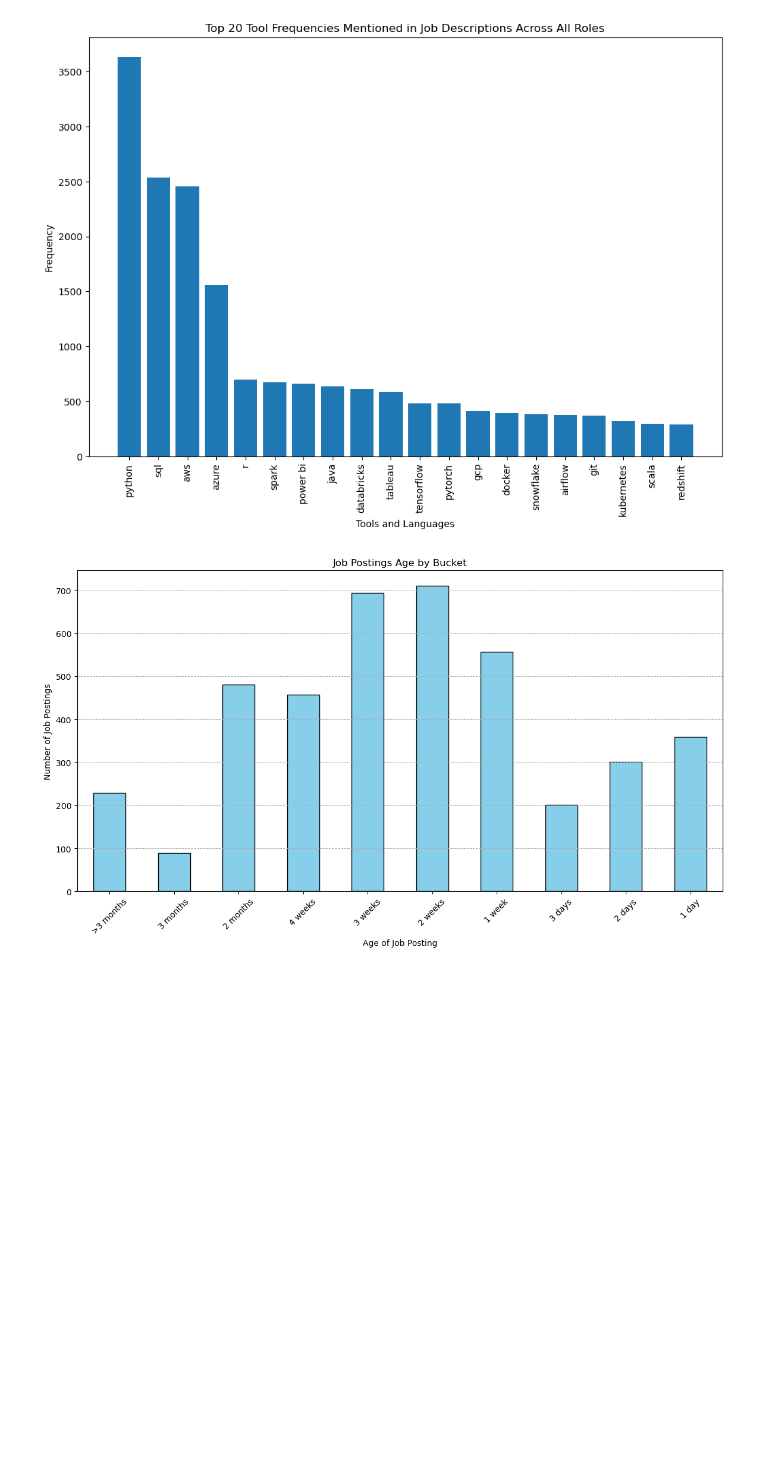
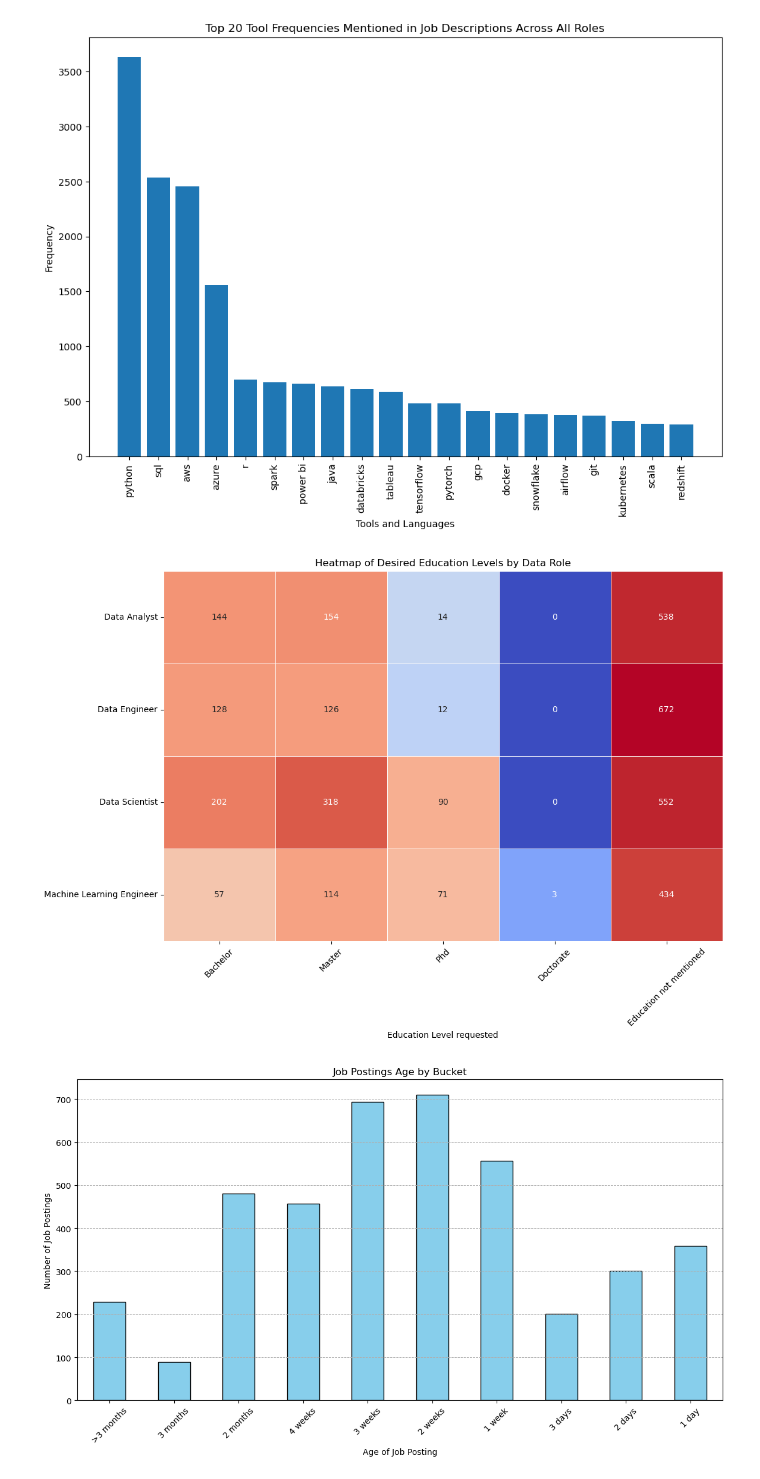
Before and after one commit to diamond-one/LinkedIn-Data-Jobs-Insights, a Jupyter notebook: DataCareerAnalysis.ipynb, the cells around one changed output. Cells and saved outputs as stored; diff of their text form; code cells hidden in the pictures; blank space fills up the shorter version.

Commit message:
Heat map of desired education added

```diff
--- a/DataCareerAnalysis.ipynb
+++ b/DataCareerAnalysis.ipynb
@@ -526,6 +514,85 @@ plt.show()
 [figure]
 [figure]
 [figure]
+# %%
+import re
+import numpy as np
+import pandas as pd
+import seaborn as sns
+import matplotlib.pyplot as plt
+
+# List of education levels to check in job descriptions
+education_levels = ['bachelor', 'master', 'phd', 'doctorate']
+
+# Convert all education levels to lowercase for case-insensitive matching
+education_levels = [level.lower() for level in education_levels]
+
+# Function to count occurrences of education levels in job descriptions
+def count_education_levels(job_description, education_levels):
+    job_description = job_description.lower()
+    education_counts = {level: 0 for level in education_levels}
+    for level in education_levels:
+        pattern = r'\b' + re.escape(level) + r'\b'
+        education_counts[level] = len(re.findall(pattern, job_description))
+    # Check if none of the education levels are mentioned
+    if all(count == 0 for count in education_counts.values()):
+        education_counts['Education not mentioned'] = 1
+    else:
+        education_counts['Education not mentioned'] = 0
+    return education_counts
+
+# Initialize a list to store the counts for each role
+role_education_counts_list = []
+
+# Process each job description
+for index, row in df_combined.iterrows():
+    role = row['Keywords']
+    job_description = row['Job Description']
+
+    # Count education levels in the job description
+    education_counts = count_education_levels(job_description, education_levels)
+
+    # Add the counts to the list
+    education_counts['role'] = role
+    role_education_counts_list.append(education_counts)
+
+# Convert the list to a DataFrame
+role_education_counts = pd.DataFrame(role_education_counts_list)
+
+# Aggregate counts by role
+role_education_counts = role_education_counts.groupby('role').sum().reset_index()
+
+# Pivot the DataFrame for heatmap
+heatmap_data = role_education_counts.set_index('role')
+
+# Convert the values to integers to avoid scientific notation
+heatmap_data = heatmap_data.applymap(int)
+
+# Apply log transformation to the data
+heatmap_data_log = heatmap_data.applymap(lambda x: np.log1p(x))
+
+# Plot heatmap
+plt.figure(figsize=(12, 8))
+cmap = sns.color_palette("coolwarm", as_cmap=True)
+
+# Draw the heatmap with annotations
+ax = sns.heatmap(heatmap_data_log, annot=heatmap_data, fmt='d', cmap=cmap, linewidths=0.5, cbar=False)
+
+plt.title('Heatmap of Desired Education Levels by Data Role')
+plt.xlabel('Education Level requested')
+ax.set_ylabel('')
+
+plt.xticks(rotation=45)
+
+# Capitalize x-axis labels
+current_labels = [label.get_text() for label in ax.get_xticklabels()]
+capitalized_labels = [label.capitalize() for label in current_labels]
+ax.set_xticklabels(capitalized_labels)
+
+plt.yticks(rotation=0)
+plt.show()
+# %% [output]
+[figure, added]
 # %%
 # Calculate the age of each job posting in days relative to the 'Collected Date'
 df_combined['Days Ago'] = (df_combined['Collected Date'] - df_combined['Posted']).dt.days
```
Also changed, not shown: parts of 1 cell of this notebook, 1 other file.
